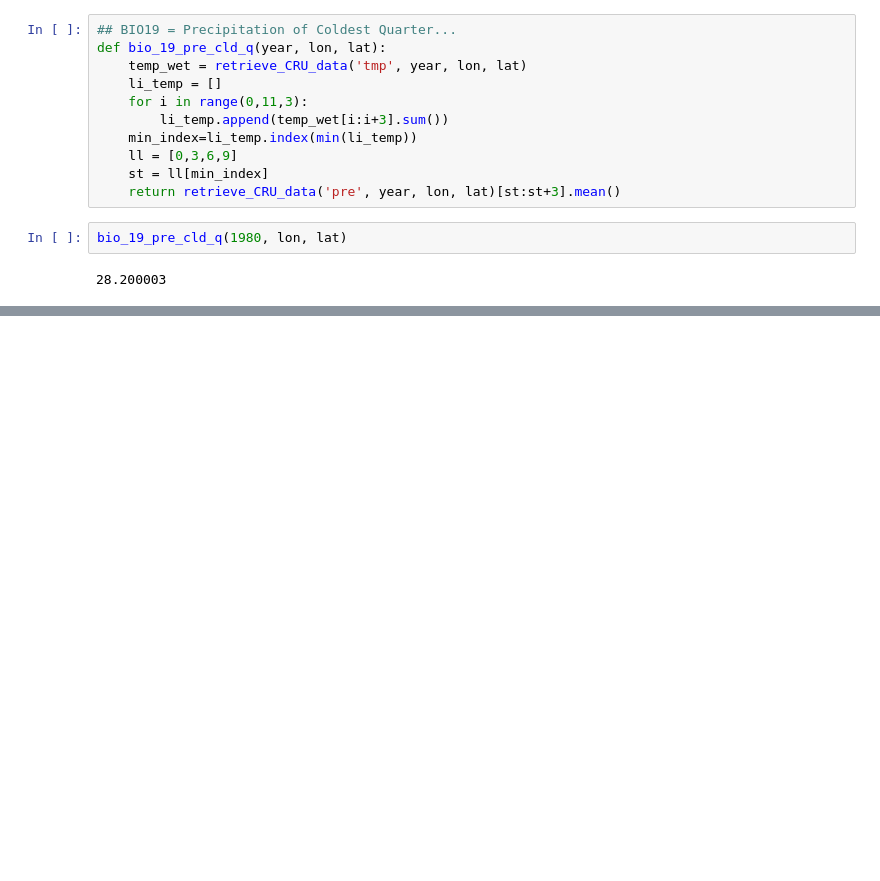
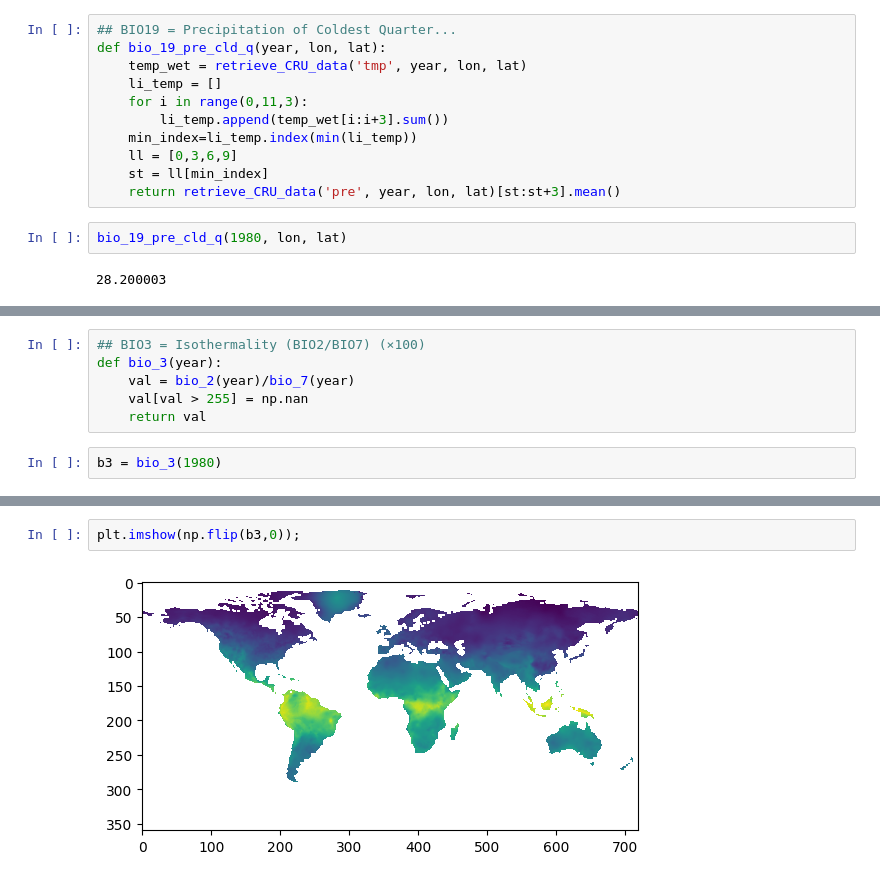
Before and after one commit to dadavie/planetary_garden, a Jupyter notebook: notebooks/Notebook_DavidSchildberger.ipynb, the cells around one changed output, grey strips where cells are left out. Drawn from its saved outputs; the diff is of its cells as text; blank space fills up the shorter version.

```diff
--- a/notebooks/Notebook_DavidSchildberger.ipynb
+++ b/notebooks/Notebook_DavidSchildberger.ipynb
@@ -511,0 +534,8 @@ TypeError: list indices must be integers or slices, not tuple
+# %%
+## BIO3 = Isothermality (BIO2/BIO7) (×100)
+def bio_3(year):
+    val = bio_2(year)/bio_7(year)
+    val[val > 255] = np.nan
+    return val
+# %%
+b3 = bio_3(1980)
@@ -511,0 +546,4 @@ TypeError: list indices must be integers or slices, not tuple
+# %%
+plt.imshow(np.flip(b3,0));
+# %% [output]
+[figure, added]
```
Also changed, not shown: parts of 54 cells of this notebook.
